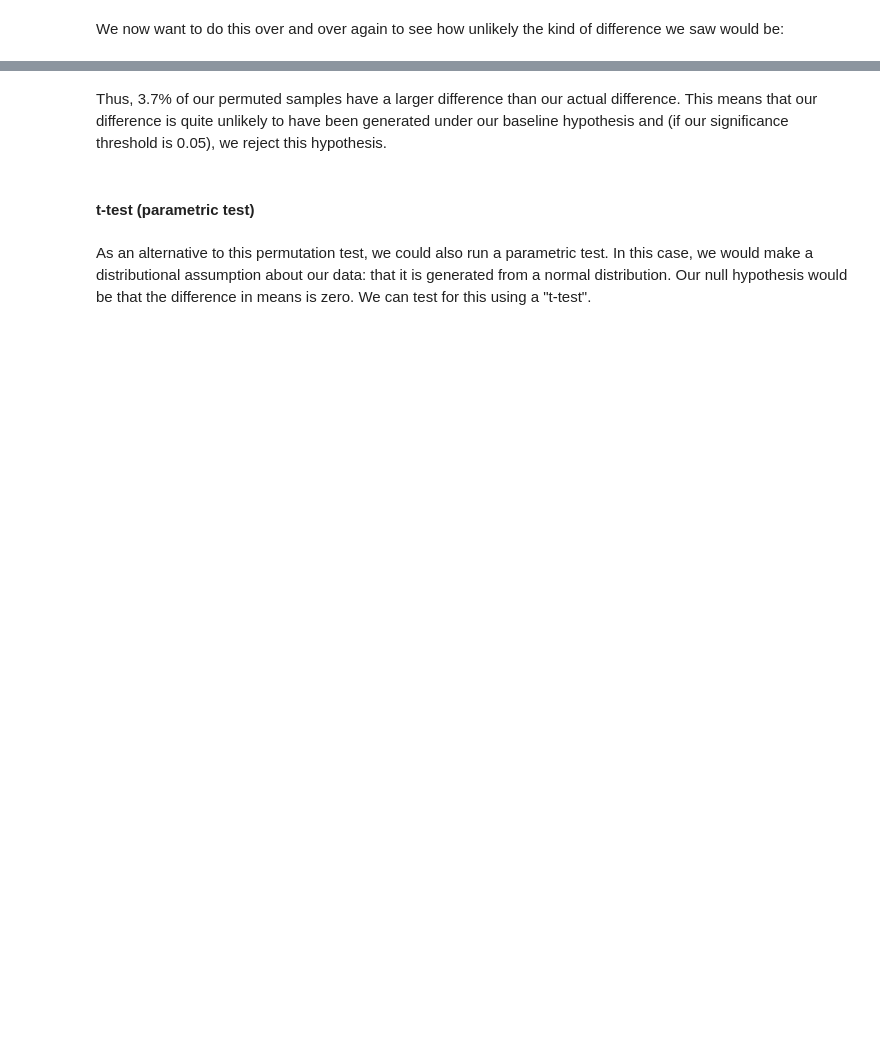
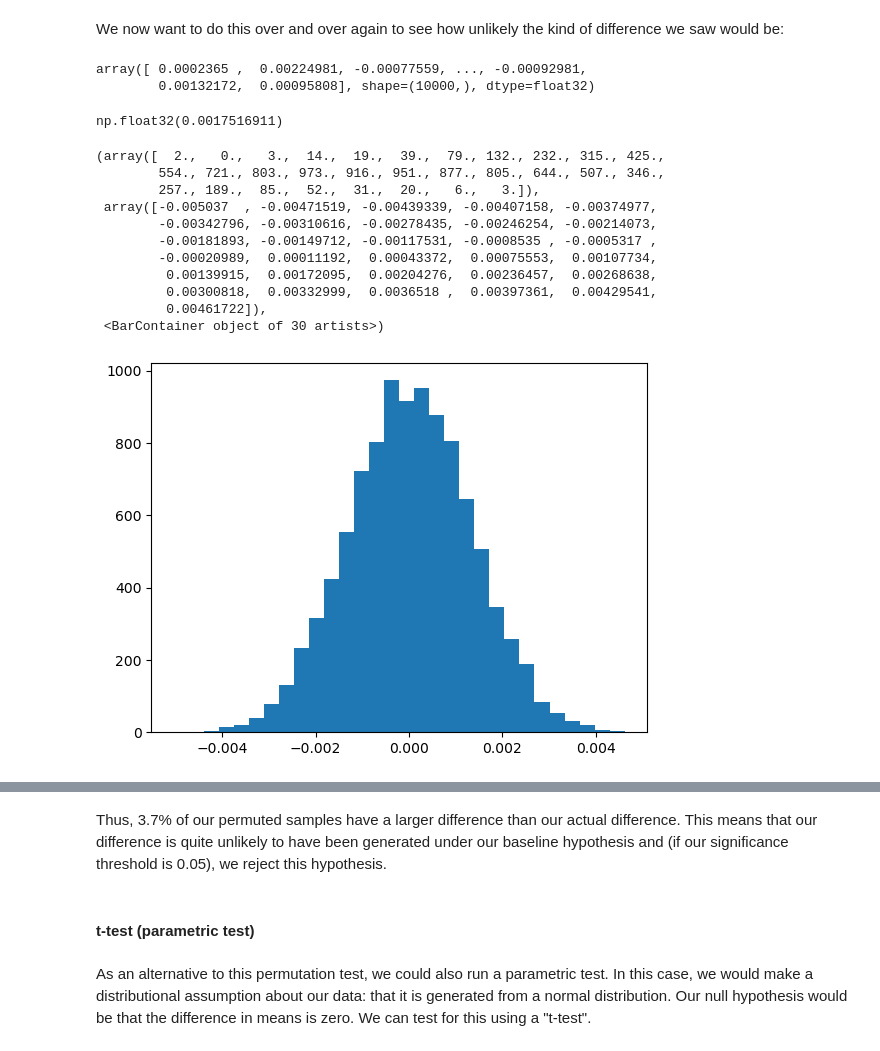
Before and after one commit to jsn2143/intro2python, a Jupyter notebook: PfN_Week10_Hypothesis_testing.ipynb, the cells around one changed output, grey strips where cells are left out. Drawn from its saved outputs; the diff is of its cells as text; code cells hidden in the pictures; blank space fills up the shorter version.

```diff
--- a/PfN_Week10_Hypothesis_testing.ipynb
+++ b/PfN_Week10_Hypothesis_testing.ipynb
@@ -209,8 +336,32 @@ for _ in range(10000):
     diff = components_subset[:, img_index_shuffled == '4'].mean() - components_subset[:, img_index_shuffled == '3'].mean()
     sampled_differences.append(diff)
 sampled_differences = np.array(sampled_differences)
+# %%
+sampled_differences
+# %% [output]
+array([ 0.0002365 ,  0.00224981, -0.00077559, ..., -0.00092981,
+        0.00132172,  0.00095808], shape=(10000,), dtype=float32)
 # %%
 difference = components_subset[:, img_index_subset == '4'].mean() - components_subset[:, img_index_subset == '3'].mean()
+# %%
+difference
+# %% [output]
+np.float32(0.0017516911)
+# %%
+plt.hist(sampled_differences, bins=30)
+# %% [output]
+(array([  2.,   0.,   3.,  14.,  19.,  39.,  79., 132., 232., 315., 425.,
+        554., 721., 803., 973., 916., 951., 877., 805., 644., 507., 346.,
+        257., 189.,  85.,  52.,  31.,  20.,   6.,   3.]),
+ array([-0.005037  , -0.00471519, -0.00439339, -0.00407158, -0.00374977,
+        -0.00342796, -0.00310616, -0.00278435, -0.00246254, -0.00214073,
+        -0.00181893, -0.00149712, -0.00117531, -0.0008535 , -0.0005317 ,
+        -0.00020989,  0.00011192,  0.00043372,  0.00075553,  0.00107734,
+         0.00139915,  0.00172095,  0.00204276,  0.00236457,  0.00268638,
+         0.00300818,  0.00332999,  0.0036518 ,  0.00397361,  0.00429541,
+         0.00461722]),
+ <BarContainer object of 30 artists>)
+[figure, added]
 # %%
 plt.hist(sampled_differences, bins=30)
 plt.axvline(x=difference, color='red')
```
Also changed, not shown: parts of 34 cells of this notebook, 1 other file.
